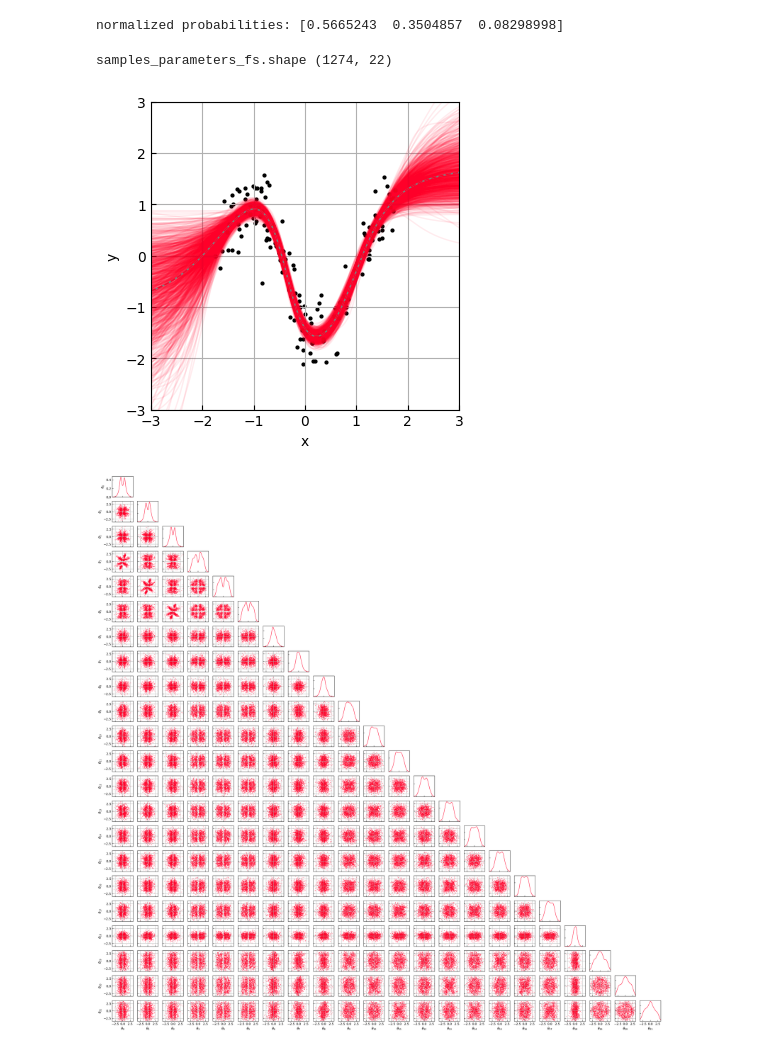
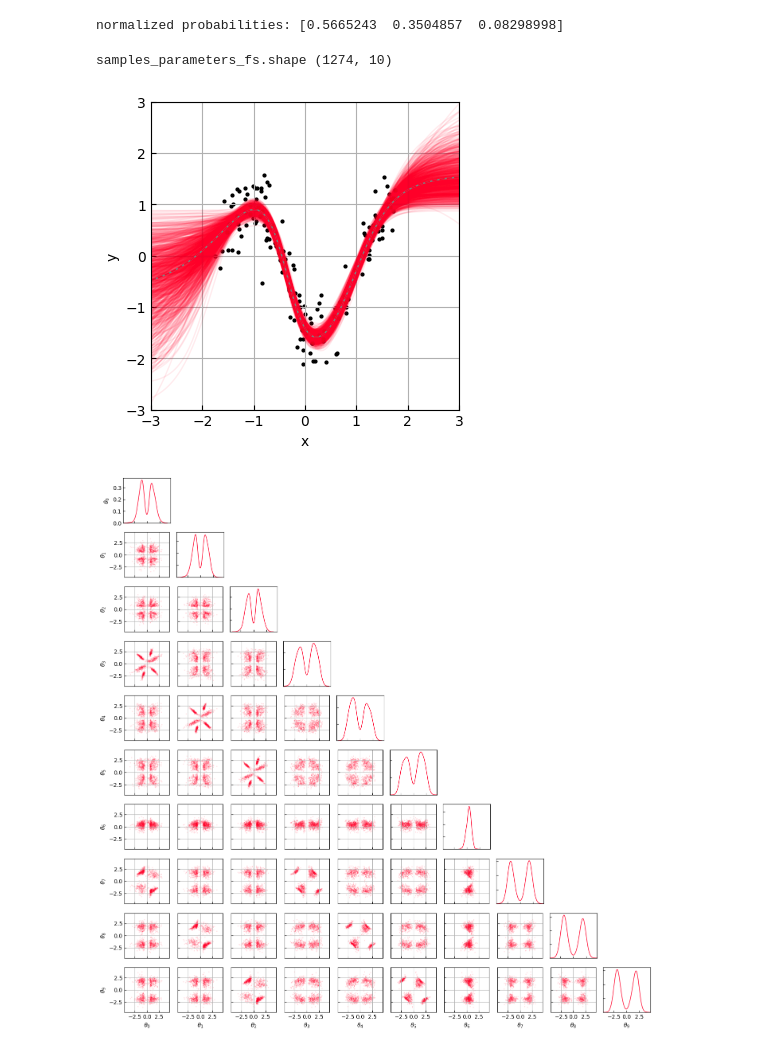
Before and after one commit to jgwiese/mcmc_bnn_symmetry, a Jupyter notebook: notebooks/01_sampling/evaluation.ipynb, the cells around one changed output. Cells and saved outputs as stored; diff of their text form; code cells hidden in the pictures.

```diff
--- a/notebooks/01_sampling/evaluation.ipynb
+++ b/notebooks/01_sampling/evaluation.ipynb
@@ -10,6 +15,6 @@ from utils import results, experiments, settings
 # %%
 result = results.ResultSample.load_from_file(
-    "/home/gw/data/experiments/master_thesis/results/6fad5c77c6e4fcd72601720d57bf25fb.tar.gz"
+    "/home/gw/data/experiments/master_thesis/results/1cd0fb4d70b0c0c9bc850afe49a45128.tar.gz"
 )
 experiment = experiments.FactoryExperiment(result.experiment_type, **{"settings": result.settings})()
 # %% [output]
@@ -38,5 +43,5 @@ figure.plot(
     std=result.samples["std"].mean()
 )
 # %% [output]
-samples_parameters_fs.shape (1274, 22)
+samples_parameters_fs.shape (1274, 10)
-[figure, old version]
+[figure, new version]
@@ -43,20 +50,20 @@ samples_parameters_fs.shape (1274, 22)
 # %%
 rng_key, rng_key_ = jax.random.split(rng_key)
 samples_parameters_posterior = samples_parameters_fs
 #if samples_parameters_posterior.shape[-1] > 10:
 #    samples_parameters_posterior = samples_parameters_posterior[:, jax.random.permutation(rng_key_, jnp.arange(samples_parameters_fs.shape[-1]))[:10]]
 
 figure = visualization.TriangleFigure(
     settings=settings.SettingsTriangleFigure(
         prefix=r"\theta",
         settings_scatter=settings.SettingsScatter(
-            alpha=0.4,
+            alpha=0.1,
             size=1.0
         )
     )
 )
 figure.plot(
     data_list=[samples_parameters_posterior]
 )
 # %% [output]
-[figure, old version]
+[figure, new version]
```
Also changed, not shown: parts of 3 cells of this notebook, 23 other files.
